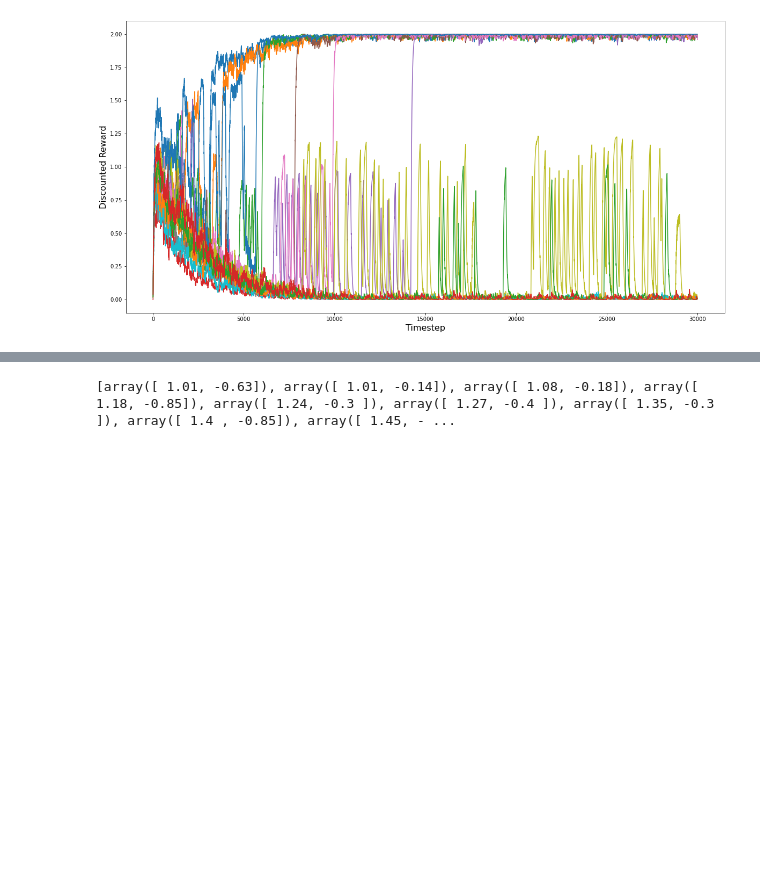
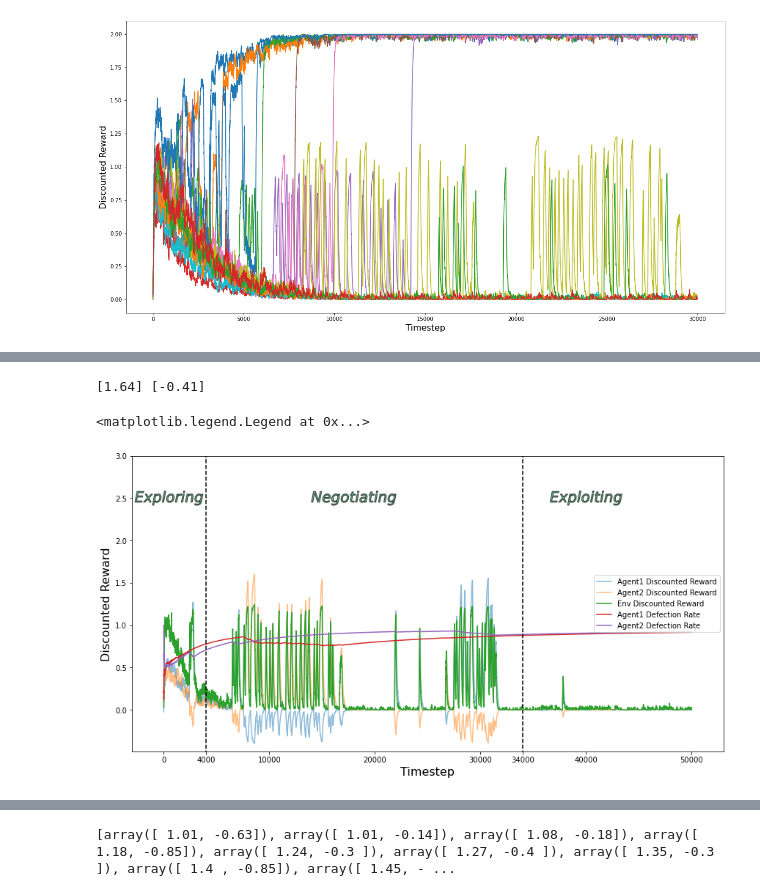
Before and after one commit to HarryZhangHH/EpisodicDRQN, a Jupyter notebook: two_agents_experiment.ipynb, the cells around one changed output, grey strips where cells are left out. Drawn from its saved outputs; the diff is of its cells as text; code cells hidden in the pictures; blank space fills up the shorter version.

```diff
--- a/two_agents_experiment.ipynb
+++ b/two_agents_experiment.ipynb
@@ -1591,0 +1867,58 @@ Text(0, 0.5, 'Discounted Reward')
+# %%
+for i in range(20000):
+    # print(authority.settlement_memory.__len__())
+    select_dict, selected_dict = authority.run(select_dict, selected_dict)
+    agents = authority.agents
+    agent1, agent2 = agents[0], agents[1]
+    a1, a2 = agent1.own_memory[agent1.play_times-1], agent2.own_memory[agent2.play_times-1]
+    relationship = env.evaluate_actions(a1, a2)
+    agent1_loss = agent1.loss[-1] if len(agent1.loss) != 0 else 0
+    agent2_loss = agent2.loss[-1] if len(agent2.loss) != 0 else 0
+
+    df_pd_transition_T_S.loc[len(df_pd_transition_T_S.index)]=[config['reward'], config['sucker'], config['temptation'], config['punishment'], i+30000,
+                                                                float(torch.sum(agent1.own_memory)/agent1.play_times), float(torch.sum(agent2.own_memory)/agent2.play_times),
+                                                                agent1_loss, agent2_loss, agent1.running_score, agent2.running_score,
+                                                                authority.env.running_score, relationship]
+# %%
+df_pd_transition_T_S_plot = df_pd_transition_T_S.copy()
+print(np.unique(df_pd_transition_T_S_plot.temptation), np.unique(df_pd_transition_T_S_plot.sucker))
+fig = plt.figure(figsize=(14, 7))
+ax = fig.add_axes([0.1, 0.1, 0.8, 0.8]) # main axes
+df_pd_transition_T_S_plot.env_running_score = df_pd_transition_T_S_plot.env_running_score/100
+
+df_pd_transition_T_S_plot.agent1_running_score = df_pd_transition_T_S_plot.agent1_running_score/100
+df_pd_transition_T_S_plot.agent2_running_score = df_pd_transition_T_S_plot.agent2_running_score/100
+
+sns.lineplot(data=df_pd_transition_T_S_plot, x='timestep', y='agent1_running_score', label=f'Agent1 Discounted Reward', alpha=.5)
+sns.lineplot(data=df_pd_transition_T_S_plot, x='timestep', y='agent2_running_score', label=f'Agent2 Discounted Reward', alpha=.5)
+sns.lineplot(data=df_pd_transition_T_S_plot, x='timestep', y='env_running_score', label='Env Discounted Reward')
+sns.lineplot(data=df_pd_transition_T_S_plot, x='timestep', y='agent1_defection_rate', label=f'Agent1 Defection Rate')
+sns.lineplot(data=df_pd_transition_T_S_plot, x='timestep', y='agent2_defection_rate', label=f'Agent2 Defection Rate')
+plt.xlabel('Timestep', fontsize=16)
+plt.ylabel('Discounted Reward', fontsize=16)
+plt.vlines(4000, -1, 10, 'black', '--')
+plt.vlines(34000, -1, 10, 'black', '--')
+plt.ylim(-0.49,3)
+plt.xlim(-3000,53000)
+t = plt.text(500, 2.5, "Exploring", alpha = .7, animated = True,
+       fontsize = 20, fontstyle = "oblique", color = "grey", ha = "center",  va = "center")
+t.set_path_effects([
+    path_effects.PathPatchEffect(
+        edgecolor='black', linewidth=1.1, facecolor='#3CB371', alpha=.7)])
+t = plt.text(18000, 2.5, "Negotiating", alpha = .7, animated = True,
+       fontsize = 20, fontstyle = "oblique", color = "grey", ha = "center",  va = "center")
+t.set_path_effects([
+    path_effects.PathPatchEffect(
+        edgecolor='black', linewidth=1.1, facecolor='#3CB371', alpha=.7)])
+t = plt.text(40000, 2.5, "Exploiting", alpha = .7, animated = True,
+       fontsize = 20, fontstyle = "oblique", color = "grey", ha = "center",  va = "center")
+t.set_path_effects([
+    path_effects.PathPatchEffect(
+        edgecolor='black', linewidth=1.1, facecolor='#3CB371', alpha=.7)])
+ax.set_xticks([0,4000,10000,20000,30000,34000,40000,50000])
+# axes[0].annotate("", xy=(0.2, -0.53), xytext=(0.2, -0.8), arrowprops=dict(facecolor='#3CB371',alpha=.7))
+plt.legend(loc='center right')
+# %% [output]
+[1.64] [-0.41]
+<matplotlib.legend.Legend at 0x...>
+[figure, added]
```
Also changed, not shown: parts of 8 cells of this notebook.
